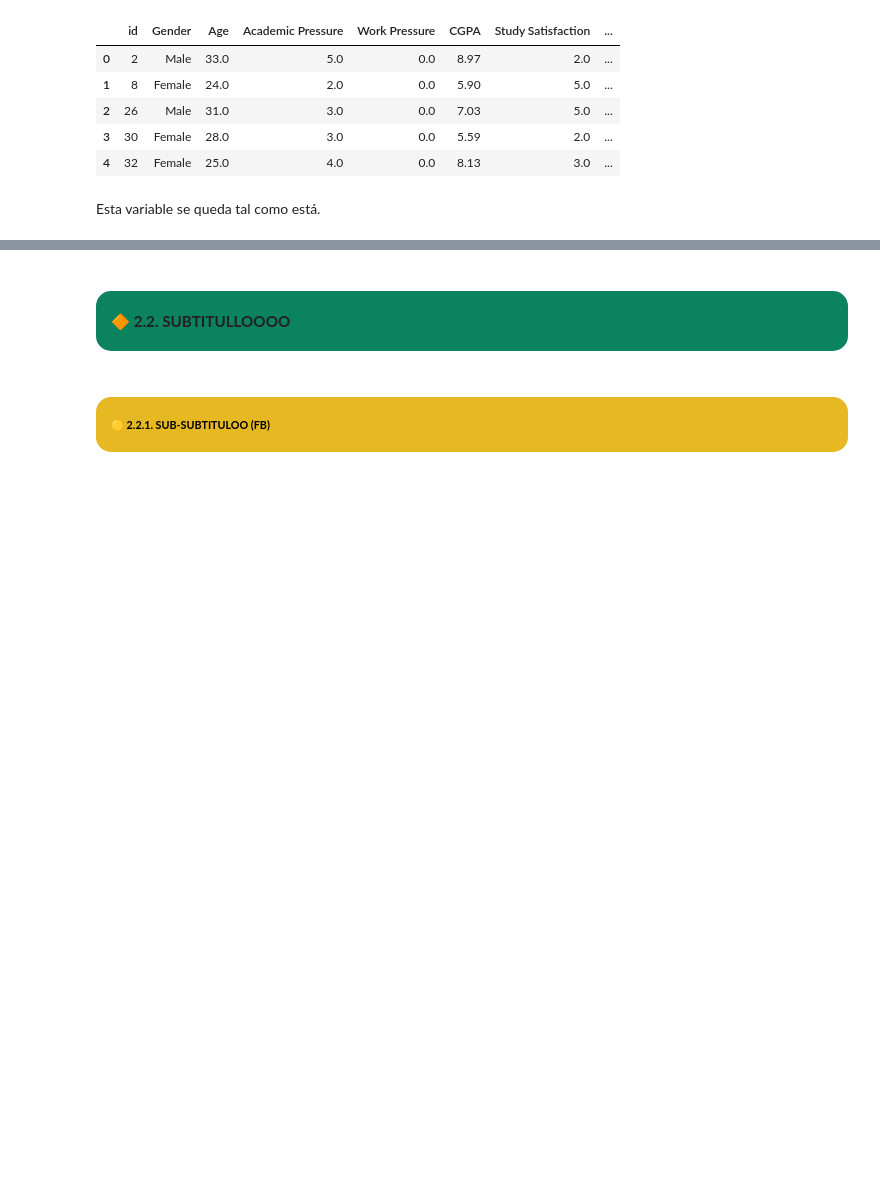
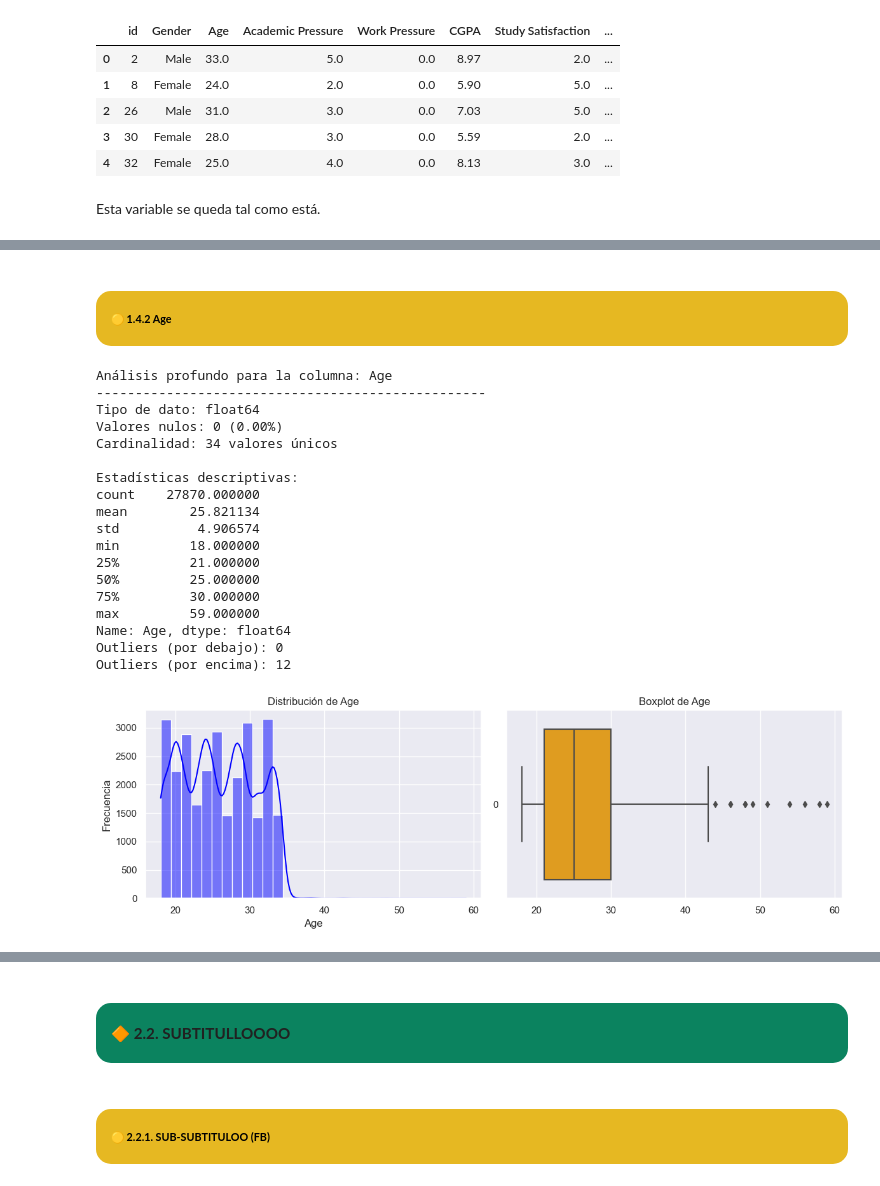
Before and after one commit to AlvaroG7/IIA, a Jupyter notebook: IIA_Proyect_V0.ipynb, the cells around one changed output, grey strips where cells are left out. Cells and saved outputs as stored; diff of their text form; code cells hidden in the pictures; blank space fills up the shorter version.

```diff
--- a/IIA_Proyect_V0.ipynb
+++ b/IIA_Proyect_V0.ipynb
@@ -541,0 +595,24 @@ Esta variable se queda tal como está.
+# %% [markdown]
+### <div style="border-radius:15px; padding:15px; margin:0; font-size:60%; font-family:Arial, sans-serif; background-color:rgb(230, 184, 34); color:black; overflow:hidden; box-shadow:0 4px 8px rgba(0, 0, 0, 0.3);"><b> 🟡 1.4.2 Age </b></div>
+# %%
+analisis_columna_profundizado(df, 'Age')
+# %% [output]
+Análisis profundo para la columna: Age
+--------------------------------------------------
+Tipo de dato: float64
+Valores nulos: 0 (0.00%)
+Cardinalidad: 34 valores únicos
+
+Estadísticas descriptivas:
+count    27870.000000
+mean        25.821134
+std          4.906574
+min         18.000000
+25%         21.000000
+50%         25.000000
+75%         30.000000
+max         59.000000
+Name: Age, dtype: float64
+Outliers (por debajo): 0
+Outliers (por encima): 12
+[figure, added]
```
Also changed, not shown: parts of 66 cells of this notebook.
